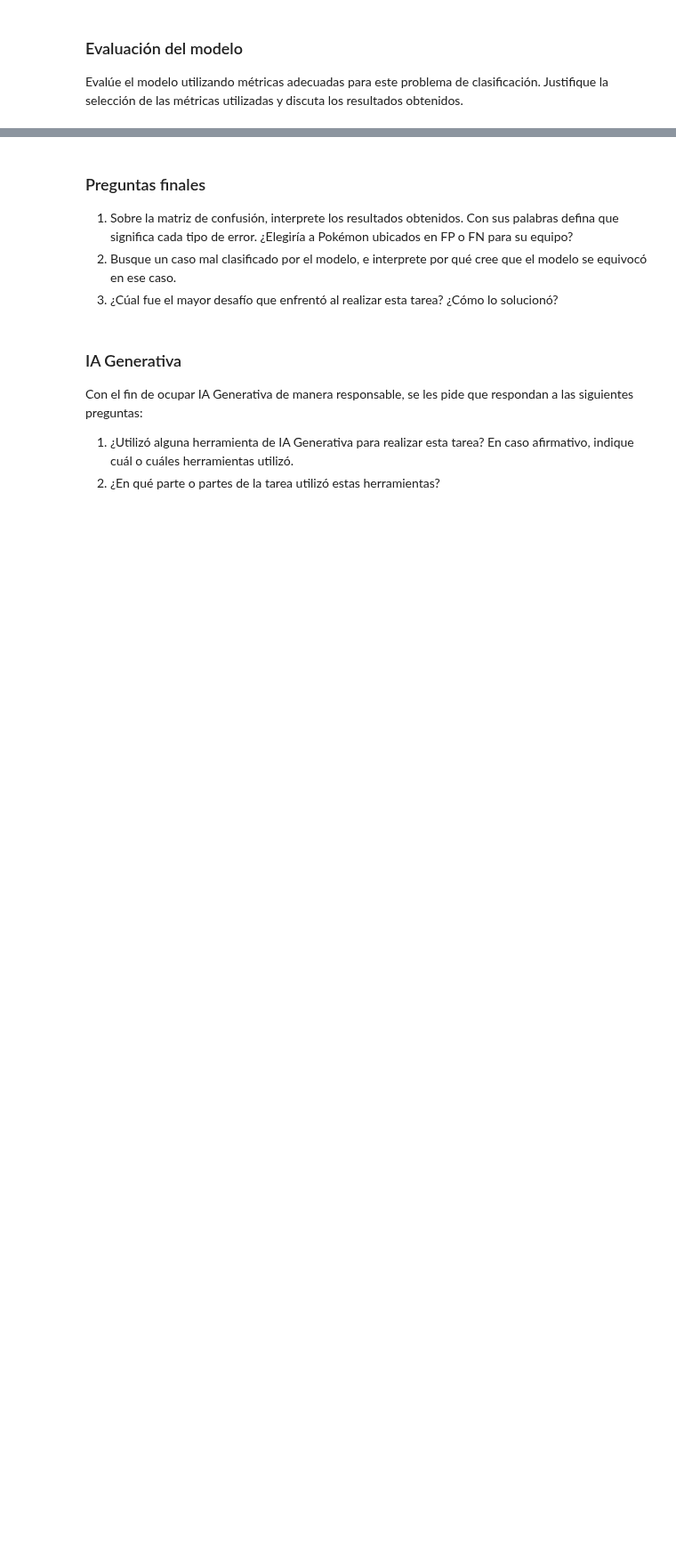
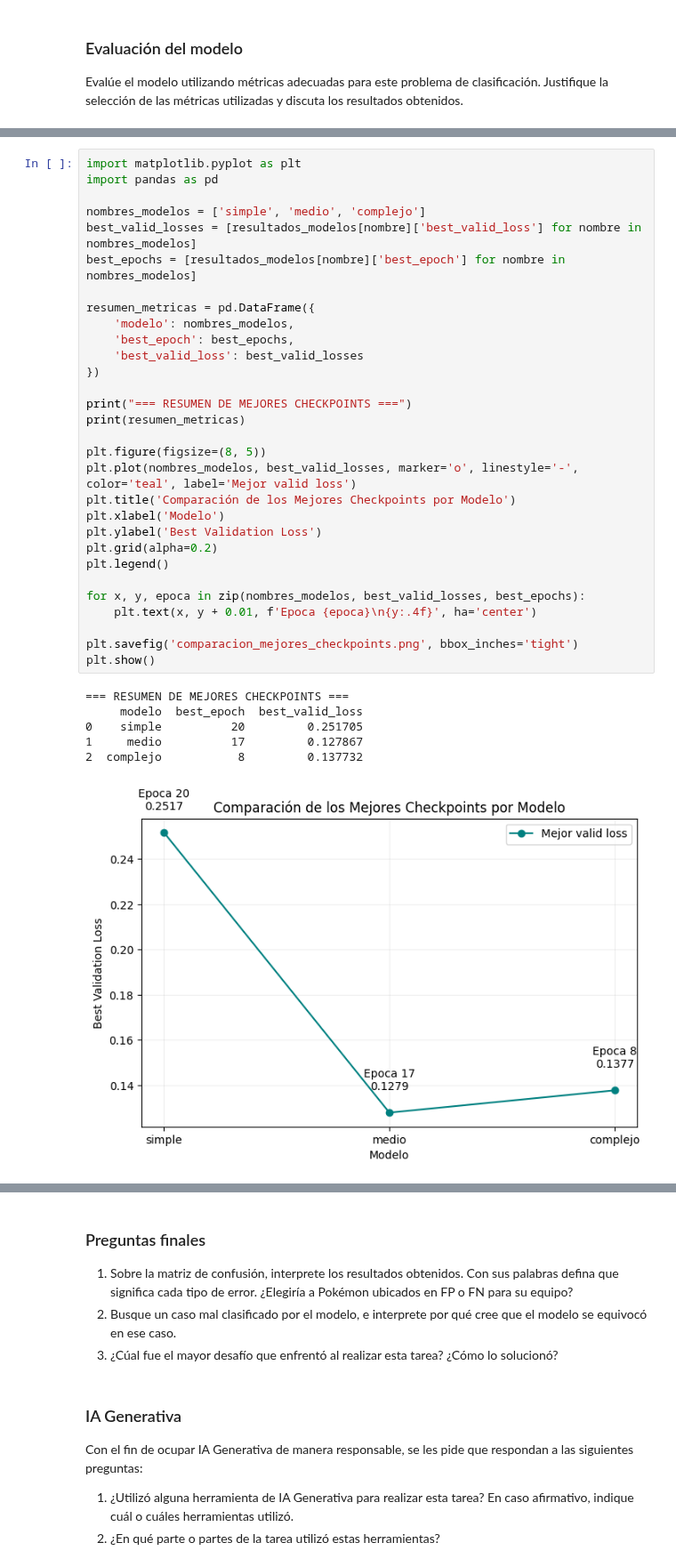
Before and after one commit to SebaOlat3/INFO257, a Jupyter notebook: tarea1.ipynb, the cells around one changed output, grey strips where cells are left out. Shown at 89% size. Saved outputs shown, nothing was run; the diff lists cells and outputs as text; blank space fills up the shorter version.

```diff
--- a/tarea1.ipynb
+++ b/tarea1.ipynb
@@ -341,0 +410,37 @@ No Legendario       0.95      0.98      0.97       147
+# %%
+import matplotlib.pyplot as plt
+import pandas as pd
+
+nombres_modelos = ['simple', 'medio', 'complejo']
+best_valid_losses = [resultados_modelos[nombre]['best_valid_loss'] for nombre in nombres_modelos]
+best_epochs = [resultados_modelos[nombre]['best_epoch'] for nombre in nombres_modelos]
+
+resumen_metricas = pd.DataFrame({
+    'modelo': nombres_modelos,
+    'best_epoch': best_epochs,
+    'best_valid_loss': best_valid_losses
+})
+
+print("=== RESUMEN DE MEJORES CHECKPOINTS ===")
+print(resumen_metricas)
+
+plt.figure(figsize=(8, 5))
+plt.plot(nombres_modelos, best_valid_losses, marker='o', linestyle='-', color='teal', label='Mejor valid loss')
+plt.title('Comparación de los Mejores Checkpoints por Modelo')
+plt.xlabel('Modelo')
+plt.ylabel('Best Validation Loss')
+plt.grid(alpha=0.2)
+plt.legend()
+
+for x, y, epoca in zip(nombres_modelos, best_valid_losses, best_epochs):
+    plt.text(x, y + 0.01, f'Epoca {epoca}\n{y:.4f}', ha='center')
+
+plt.savefig('comparacion_mejores_checkpoints.png', bbox_inches='tight')
+plt.show()
+# %% [output]
+=== RESUMEN DE MEJORES CHECKPOINTS ===
+     modelo  best_epoch  best_valid_loss
+0    simple          20         0.251705
+1     medio          17         0.127867
+2  complejo           8         0.137732
+[figure, added]
```
Also changed, not shown: parts of 8 cells of this notebook, 13 other files.
